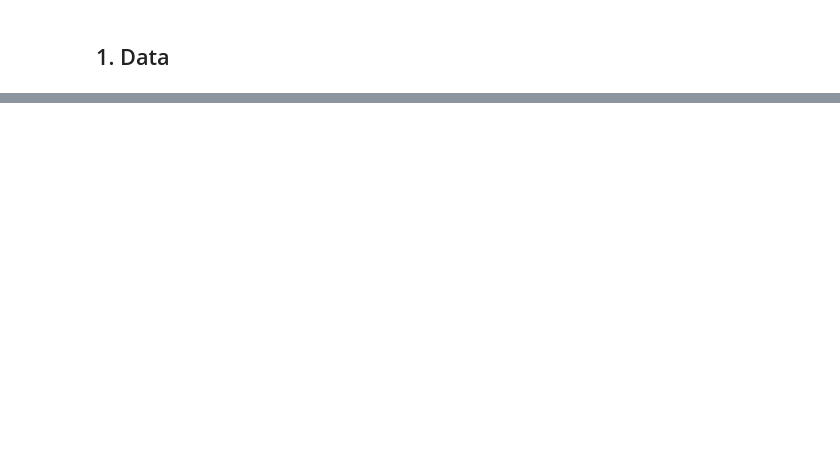
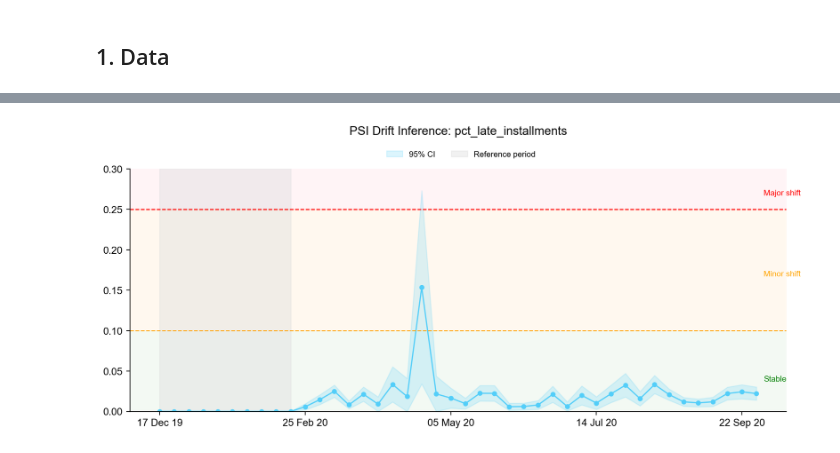
Before and after one commit to deburky/rwds-submission, a Jupyter notebook: notebooks/companion.ipynb, the cells around one changed output, grey strips where cells are left out. Cells and saved outputs as stored; diff of their text form; code cells hidden in the pictures; blank space fills up the shorter version.

```diff
--- a/notebooks/companion.ipynb
+++ b/notebooks/companion.ipynb
@@ -632,0 +397,55 @@ amtinstpaidbefduel24m_4187115A 0.083404 0.064066 0.000882  0.065795  1.562098e-5
+# %%
+# -------------------------------------------------------------------------------
+# Figure: PSI over time with CI bands and threshold zones
+# -------------------------------------------------------------------------------
+fig, ax = plt.subplots(figsize=(10, 4.5))
+
+alpha = 0.05
+z = norm.ppf(1 - alpha / 2)
+
+# Shade threshold zones
+ax.axhspan(0, 0.1, color="#e8f5e9", alpha=0.5)
+ax.axhspan(0.1, 0.25, color="#fff3e0", alpha=0.5)
+ax.axhspan(0.25, 0.5, color="#ffebee", alpha=0.5)
+
+ax.plot(psi_df["week"], psi_df["psi"], "o-", color=C_PD, ms=4, lw=1.2)
+ax.fill_between(
+    psi_df["week"],
+    (psi_df["psi"] - z * psi_df["se"]).clip(lower=0),
+    psi_df["psi"] + z * psi_df["se"],
+    alpha=0.2,
+    color=C_PD,
+    label="95% CI",
+)
+
+ax.axhline(0.1, color="orange", ls="--", lw=1)
+ax.axhline(0.25, color="red", ls="--", lw=1)
+
+ax.text(psi_df["week"].max() + 0.5, 0.04, "Stable", fontsize=8, color="green", va="center")
+ax.text(psi_df["week"].max() + 0.5, 0.17, "Minor shift", fontsize=8, color="orange", va="center")
+ax.text(psi_df["week"].max() + 0.5, 0.27, "Major shift", fontsize=8, color="red", va="center")
+
+ax.axvspan(ref_weeks[0], ref_weeks[-1], color="#ddd", alpha=0.4, label="Reference period")
+
+ax.legend(bbox_to_anchor=(0.38, 1.105), loc="upper left", frameon=False, fontsize=8, ncol=2)
+
+week_date_map = week_to_date.set_index("WEEK_NUM")["week_date"]
+
+week_ticks = [w for w in ax.get_xticks() if psi_df["week"].min() <= w <= psi_df["week"].max()]
+
+date_labels = []
+for w in week_ticks:
+    date = week_date_map.get(int(w), None)
+    date_labels.append(date.strftime("%d %b %y") if date is not None else "")
+
+ax.set_xticks(week_ticks)
+ax.set_ylim(0, 0.3)
+ax.set_xticklabels(date_labels, fontsize=10, rotation=0, ha="center")
+ax.set_title(f"PSI Drift Inference: {psi_feat}", fontsize=12, pad=10, y=1.1)
+ax.spines[["top", "right"]].set_visible(False)
+
+plt.tight_layout()
+plt.savefig(IMAGES / "psi_over_time.png", dpi=200, bbox_inches="tight")
+plt.show()
+# %% [output]
+[figure, added]
```
Also changed, not shown: parts of 40 cells of this notebook, 15 other files.
